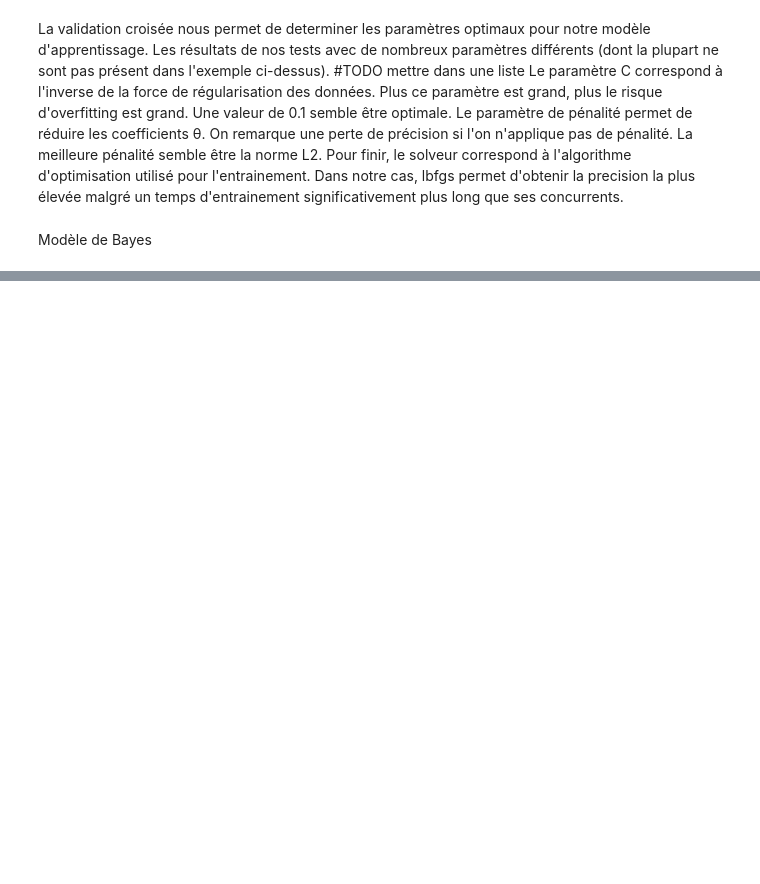
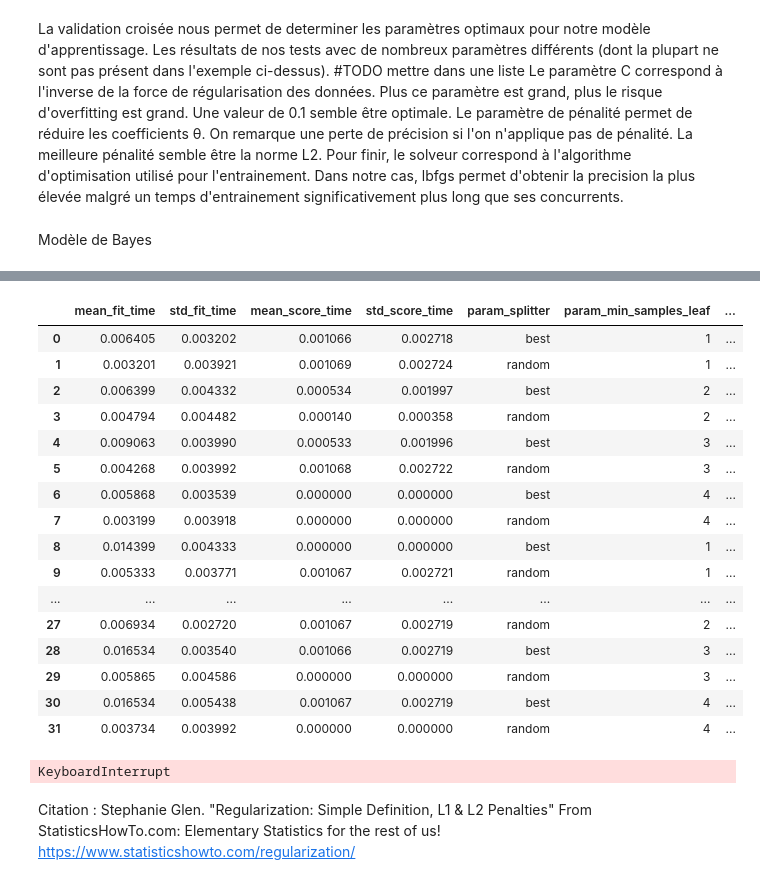
Before and after one commit to Julien-Faure/mines-ai-number-recognition-project, a Jupyter notebook: report.ipynb, the cells around one changed output, grey strips where cells are left out. Drawn from its saved outputs; the diff is of its cells as text; code cells hidden in the pictures; blank space fills up the shorter version.

```diff
--- a/report.ipynb
+++ b/report.ipynb
@@ -125,7 +125,7 @@ x = digits.images.reshape((len(digits.images), -1))
 y = digits.target
 
 # séparation du dataset en données "d'apprentissage" et de test
-x_train, x_test, y_train, y_test = train_test_split(x, y, test_size=0.50, random_state=0)
+x_train, x_test, y_train, y_test = train_test_split(x, y, test_size=0.20, random_state=0)
 
 # Création du modèle de régression
 lRModel = LogisticRegression(verbose=False, max_iter=10000)
@@ -191,3 +190,63 @@ cv_results
 | 2 | 0.003202 | 0.003922 | 0.000000 | 0.000000 | 0.5 | {'alpha': 0.5} | 0.866667 | ... |
 | 3 | 0.003207 | 0.003928 | 0.001596 | 0.003192 | 1.0 | {'alpha': 1.0} | 0.861111 | ... |
 | 4 | 0.003733 | 0.003991 | 0.000533 | 0.001996 | 10.0 | {'alpha': 10.0} | 0.861111 | ... |
+# %%
+from sklearn.tree import DecisionTreeClassifier
+
+#Building Decision Tree Classifier
+
+DT_model = DecisionTreeClassifier()
+
+param_dist = {"max_depth": [3, None],
+              "min_samples_leaf": [1,2,3,4],
+              "criterion": ["gini", "entropy"],
+              "splitter": ["best", "random"]}
+
+cv = RepeatedStratifiedKFold(n_splits=5, n_repeats=3, random_state=1)
+RCV = RandomizedSearchCV(DT_model, param_dist, n_iter=50, scoring='accuracy', n_jobs=-1, cv=cv, random_state=1)
+
+DT = RCV.fit(x_train, y_train)
+cv_results = pd.DataFrame(DT.cv_results_)
+cv_results
+# %% [output]
+|  | mean_fit_time | std_fit_time | mean_score_time | std_score_time | param_splitter | param_min_samples_leaf | ... |
+| 0 | 0.006405 | 0.003202 | 0.001066 | 0.002718 | best | 1 | ... |
+| 1 | 0.003201 | 0.003921 | 0.001069 | 0.002724 | random | 1 | ... |
+| 2 | 0.006399 | 0.004332 | 0.000534 | 0.001997 | best | 2 | ... |
+| 3 | 0.004794 | 0.004482 | 0.000140 | 0.000358 | random | 2 | ... |
+| 4 | 0.009063 | 0.003990 | 0.000533 | 0.001996 | best | 3 | ... |
+| 5 | 0.004268 | 0.003992 | 0.001068 | 0.002722 | random | 3 | ... |
+| 6 | 0.005868 | 0.003539 | 0.000000 | 0.000000 | best | 4 | ... |
+| 7 | 0.003199 | 0.003918 | 0.000000 | 0.000000 | random | 4 | ... |
+| 8 | 0.014399 | 0.004333 | 0.000000 | 0.000000 | best | 1 | ... |
+| 9 | 0.005333 | 0.003771 | 0.001067 | 0.002721 | random | 1 | ... |
+| ... | ... | ... | ... | ... | ... | ... | ... |
+| 27 | 0.006934 | 0.002720 | 0.001067 | 0.002719 | random | 2 | ... |
+| 28 | 0.016534 | 0.003540 | 0.001066 | 0.002719 | best | 3 | ... |
+| 29 | 0.005865 | 0.004586 | 0.000000 | 0.000000 | random | 3 | ... |
+| 30 | 0.016534 | 0.005438 | 0.001067 | 0.002719 | best | 4 | ... |
+| 31 | 0.003734 | 0.003992 | 0.000000 | 0.000000 | random | 4 | ... |
+# %%
+from sklearn.ensemble import GradientBoostingClassifier
+
+# Building Gradient Boosting Classifier
+
+GB_model = GradientBoostingClassifier()
+param_dist = {
+    "n_estimators":[5,20,100,500],
+    "max_depth":[1,3,5,7,9],
+    "learning_rate":[0.01,0.1,1,10,100]
+}
+
+cv = RepeatedStratifiedKFold(n_splits=5, n_repeats=3, random_state=1)
+
+RCV = RandomizedSearchCV(GB_model, param_dist, n_iter=50, scoring='accuracy', n_jobs=-1, cv=cv, random_state=1)
+
+GB = RCV.fit(x_train, y_train)
+cv_results = pd.DataFrame(GB.cv_results_)
+cv_results
+# %% [output]
+KeyboardInterrupt
+# %% [markdown]
+Citation :
+Stephanie Glen. "Regularization: Simple Definition, L1 & L2 Penalties" From StatisticsHowTo.com: Elementary Statistics for the rest of us! https://www.statisticshowto.com/regularization/
```
Also changed, not shown: parts of 1 cell of this notebook.
